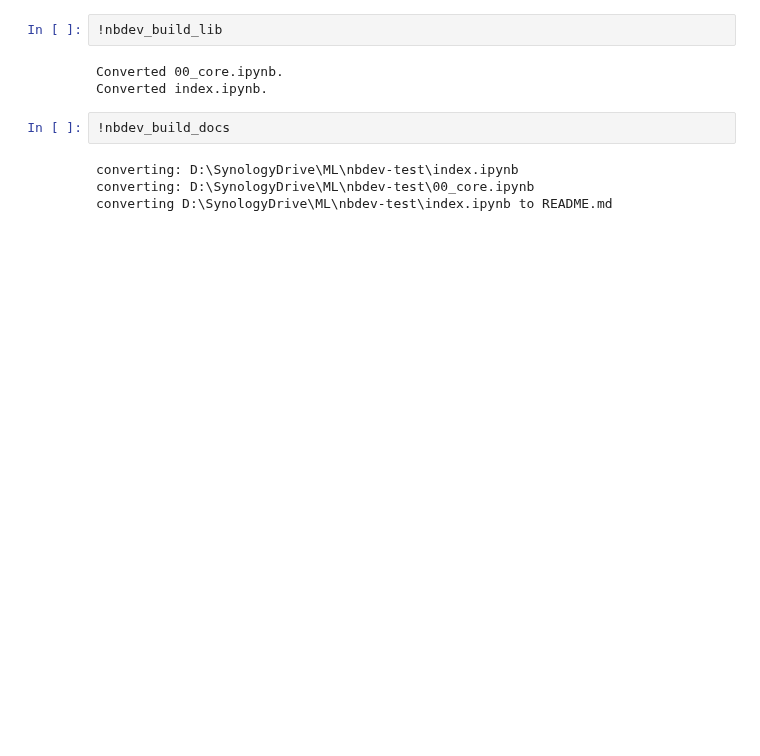
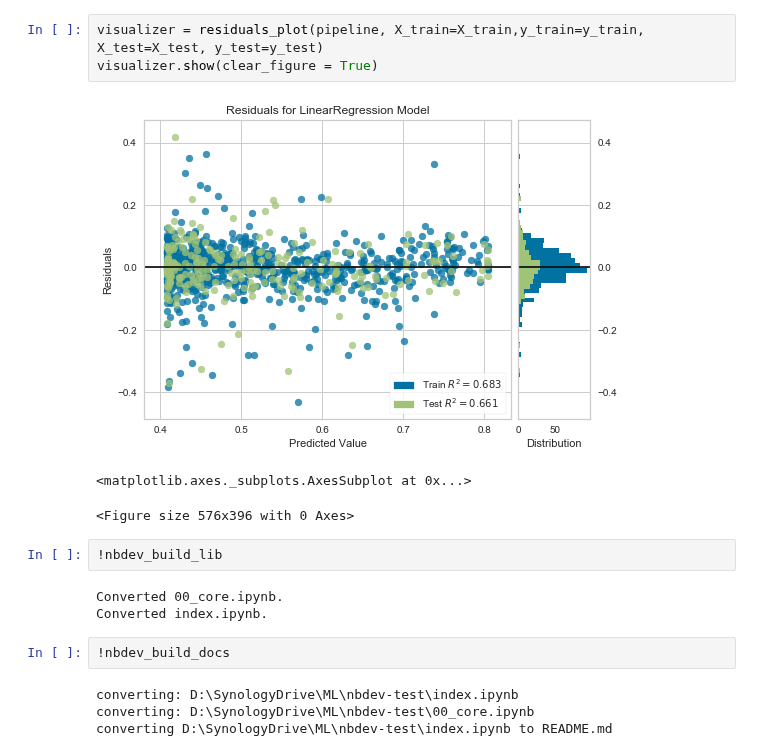
Before and after one commit to erlenman/nbdev-test, a Jupyter notebook: 00_core.ipynb, the cells around one changed output. Cells and saved outputs as stored; diff of their text form; blank space fills up the shorter version.

```diff
--- a/00_core.ipynb
+++ b/00_core.ipynb
@@ -34,3 +112,10 @@ Say hello to somebody
+# %%
+visualizer = residuals_plot(pipeline, X_train=X_train,y_train=y_train, X_test=X_test, y_test=y_test)
+visualizer.show(clear_figure = True)
+# %% [output]
+[figure, added]
+<matplotlib.axes._subplots.AxesSubplot at 0x...>
+<Figure size 576x396 with 0 Axes>
 # %%
 !nbdev_build_lib
 # %% [output]
```
Also changed, not shown: parts of 23 cells of this notebook, 56 other files.
